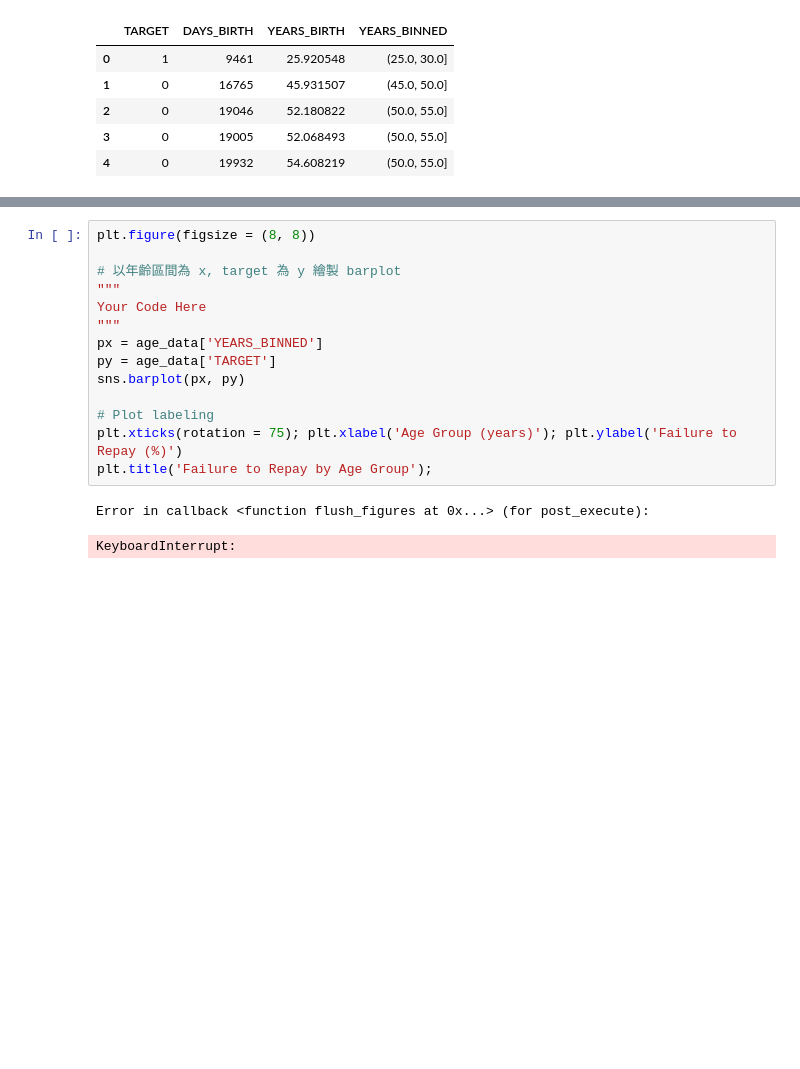
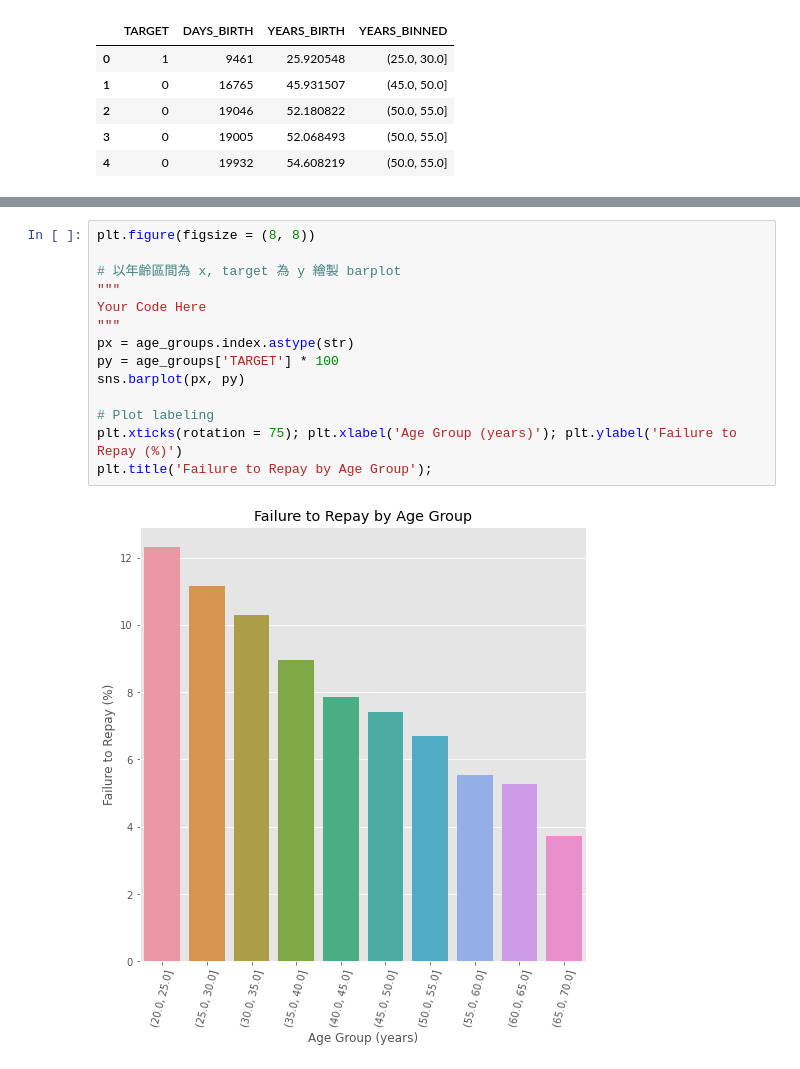
Before and after one commit to MaChengFu/1st-DL-CVMarathon, a Jupyter notebook: Day_016_HW.ipynb, the cells around one changed output, grey strips where cells are left out. Cells and saved outputs as stored; diff of their text form; blank space fills up the shorter version.

```diff
--- a/Day_016_HW.ipynb
+++ b/Day_016_HW.ipynb
@@ -102,17 +130,16 @@ age_groups
 # %%
 plt.figure(figsize = (8, 8))
 
 # 以年齡區間為 x, target 為 y 繪製 barplot
 """
 Your Code Here
 """
-px = age_data['YEARS_BINNED']
-py = age_data['TARGET']
+px = age_groups.index.astype(str)
+py = age_groups['TARGET'] * 100
 sns.barplot(px, py)
 
 # Plot labeling
 plt.xticks(rotation = 75); plt.xlabel('Age Group (years)'); plt.ylabel('Failure to Repay (%)')
 plt.title('Failure to Repay by Age Group');
 # %% [output]
-Error in callback <function flush_figures at 0x...> (for post_execute):
-KeyboardInterrupt:
+[figure, added]
```
Also changed, not shown: parts of 3 cells of this notebook.
